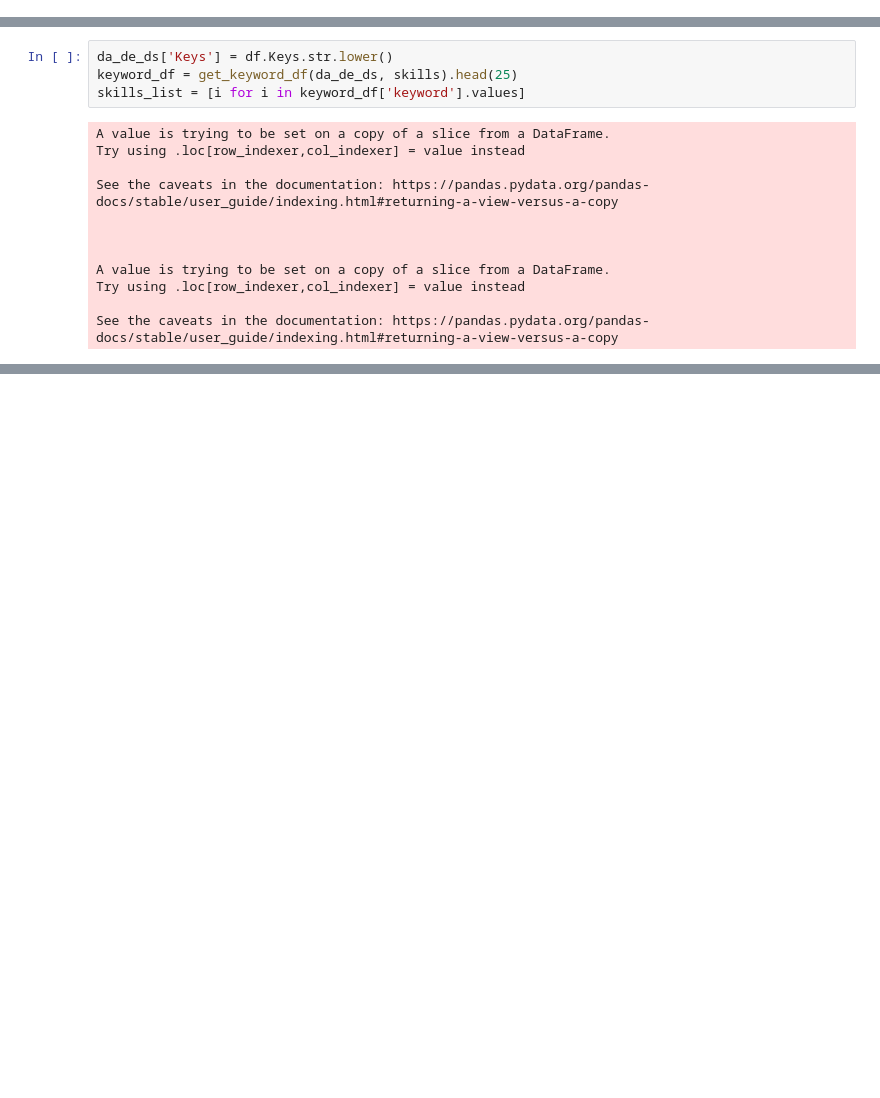
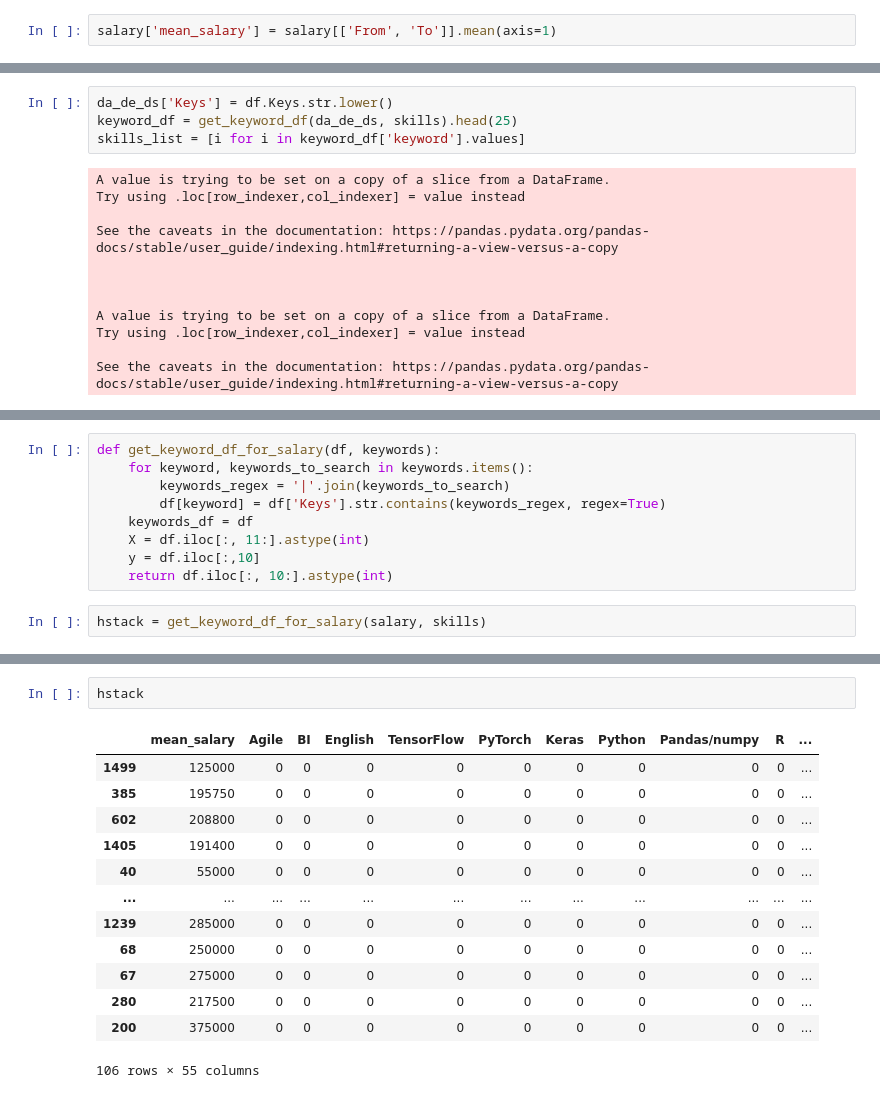
Before and after one commit to loverberg/skillsDS, a Jupyter notebook: hh_analytics.ipynb, the cells around one changed output, grey strips where cells are left out. Cells and saved outputs as stored; diff of their text form; blank space fills up the shorter version.

```diff
--- a/hh_analytics.ipynb
+++ b/hh_analytics.ipynb
@@ -114,3 +111,5 @@ salary['mean_salary'] = salary[['From', 'To']].apply(lambda x: x[0] if np.isnan(
+# %%
+salary['mean_salary'] = salary[['From', 'To']].mean(axis=1)
 # %%
 dis = salary[['Name', 'Experience']].append(salary[['Name', 'Experience']])
 dis['Salary'] = salary[['From', 'To']].melt()['value'].tolist()
@@ -274,0 +227,11 @@ mean_salary
+# %%
+def get_keyword_df_for_salary(df, keywords):
+    for keyword, keywords_to_search in keywords.items():
+        keywords_regex = '|'.join(keywords_to_search)
+        df[keyword] = df['Keys'].str.contains(keywords_regex, regex=True)
+    keywords_df = df
+    X = df.iloc[:, 11:].astype(int)
+    y = df.iloc[:,10]
+    return df.iloc[:, 10:].astype(int)
+# %%
+hstack = get_keyword_df_for_salary(salary, skills)
@@ -274,0 +260,16 @@ mean_salary
+# %%
+hstack
+# %% [output]
+|  | mean_salary | Agile | BI | English | TensorFlow | PyTorch | Keras | Python | Pandas/numpy | R | ... |
+| 1499 | 125000 | 0 | 0 | 0 | 0 | 0 | 0 | 0 | 0 | 0 | ... |
+| 385 | 195750 | 0 | 0 | 0 | 0 | 0 | 0 | 0 | 0 | 0 | ... |
+| 602 | 208800 | 0 | 0 | 0 | 0 | 0 | 0 | 0 | 0 | 0 | ... |
+| 1405 | 191400 | 0 | 0 | 0 | 0 | 0 | 0 | 0 | 0 | 0 | ... |
+| 40 | 55000 | 0 | 0 | 0 | 0 | 0 | 0 | 0 | 0 | 0 | ... |
+| ... | ... | ... | ... | ... | ... | ... | ... | ... | ... | ... | ... |
+| 1239 | 285000 | 0 | 0 | 0 | 0 | 0 | 0 | 0 | 0 | 0 | ... |
+| 68 | 250000 | 0 | 0 | 0 | 0 | 0 | 0 | 0 | 0 | 0 | ... |
+| 67 | 275000 | 0 | 0 | 0 | 0 | 0 | 0 | 0 | 0 | 0 | ... |
+| 280 | 217500 | 0 | 0 | 0 | 0 | 0 | 0 | 0 | 0 | 0 | ... |
+| 200 | 375000 | 0 | 0 | 0 | 0 | 0 | 0 | 0 | 0 | 0 | ... |
+106 rows × 55 columns
```
Also changed, not shown: parts of 10 cells of this notebook.
